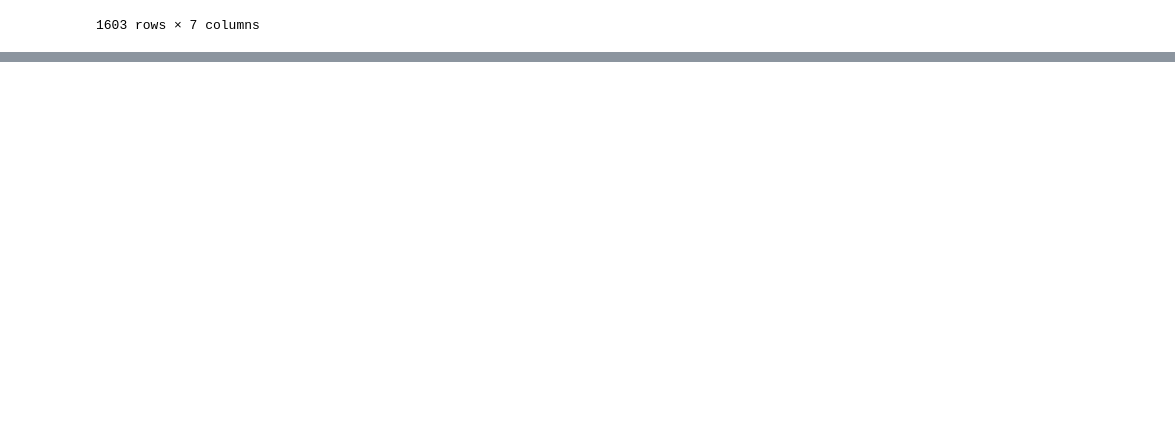
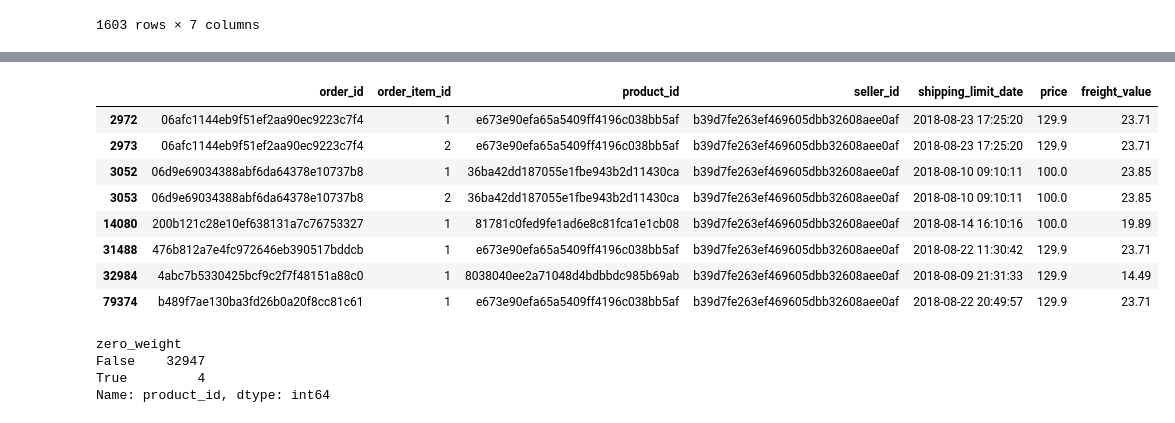
Before and after one commit to C1earVision/Olist-E-Commerce-analysis, a Jupyter notebook: cleaning.ipynb, the cells around one changed output, grey strips where cells are left out. Drawn from its saved outputs; the diff is of its cells as text; code cells hidden in the pictures; blank space fills up the shorter version.

```diff
--- a/cleaning.ipynb
+++ b/cleaning.ipynb
@@ -233,0 +321,11 @@ DATASETS['order_items'][DATASETS['order_items']['product_id'].isin(missing_produ
+# %%
+numeric_cols = [
+    'product_weight_g', 'product_length_cm',
+    'product_height_cm', 'product_width_cm'
+]
+
+zero_weight = DATASETS['products'][DATASETS['products']['product_weight_g'] == 0]
+zero_weight.head(10)
+
+
+zero_weight[numeric_cols + ['product_category_name']]
@@ -233,0 +338,23 @@ DATASETS['order_items'][DATASETS['order_items']['product_id'].isin(missing_produ
+# %%
+zero_weight_ids = zero_weight['product_id']
+
+DATASETS['order_items'][
+    DATASETS['order_items']['product_id'].isin(zero_weight_ids)
+]
+# %% [output]
+|  | order_id | order_item_id | product_id | seller_id | shipping_limit_date | price | freight_value |
+| 2972 | 06afc1144eb9f51ef2aa90ec9223c7f4 | 1 | e673e90efa65a5409ff4196c038bb5af | b39d7fe263ef469605dbb32608aee0af | 2018-08-23 17:25:20 | 129.9 | 23.71 |
+| 2973 | 06afc1144eb9f51ef2aa90ec9223c7f4 | 2 | e673e90efa65a5409ff4196c038bb5af | b39d7fe263ef469605dbb32608aee0af | 2018-08-23 17:25:20 | 129.9 | 23.71 |
+| 3052 | 06d9e69034388abf6da64378e10737b8 | 1 | 36ba42dd187055e1fbe943b2d11430ca | b39d7fe263ef469605dbb32608aee0af | 2018-08-10 09:10:11 | 100.0 | 23.85 |
+| 3053 | 06d9e69034388abf6da64378e10737b8 | 2 | 36ba42dd187055e1fbe943b2d11430ca | b39d7fe263ef469605dbb32608aee0af | 2018-08-10 09:10:11 | 100.0 | 23.85 |
+| 14080 | 200b121c28e10ef638131a7c76753327 | 1 | 81781c0fed9fe1ad6e8c81fca1e1cb08 | b39d7fe263ef469605dbb32608aee0af | 2018-08-14 16:10:16 | 100.0 | 19.89 |
+| 31488 | 476b812a7e4fc972646eb390517bddcb | 1 | e673e90efa65a5409ff4196c038bb5af | b39d7fe263ef469605dbb32608aee0af | 2018-08-22 11:30:42 | 129.9 | 23.71 |
+| 32984 | 4abc7b5330425bcf9c2f7f48151a88c0 | 1 | 8038040ee2a71048d4bdbbdc985b69ab | b39d7fe263ef469605dbb32608aee0af | 2018-08-09 21:31:33 | 129.9 | 14.49 |
+| 79374 | b489f7ae130ba3fd26b0a20f8cc81c61 | 1 | e673e90efa65a5409ff4196c038bb5af | b39d7fe263ef469605dbb32608aee0af | 2018-08-22 20:49:57 | 129.9 | 23.71 |
+# %%
+DATASETS['products'].assign(zero_weight=DATASETS['products']['product_weight_g'].eq(0)).groupby('zero_weight')['product_id'].count()
+# %% [output]
+zero_weight
+False    32947
+True         4
+Name: product_id, dtype: int64
```
Also changed, not shown: parts of 35 cells of this notebook, 1 other file.
